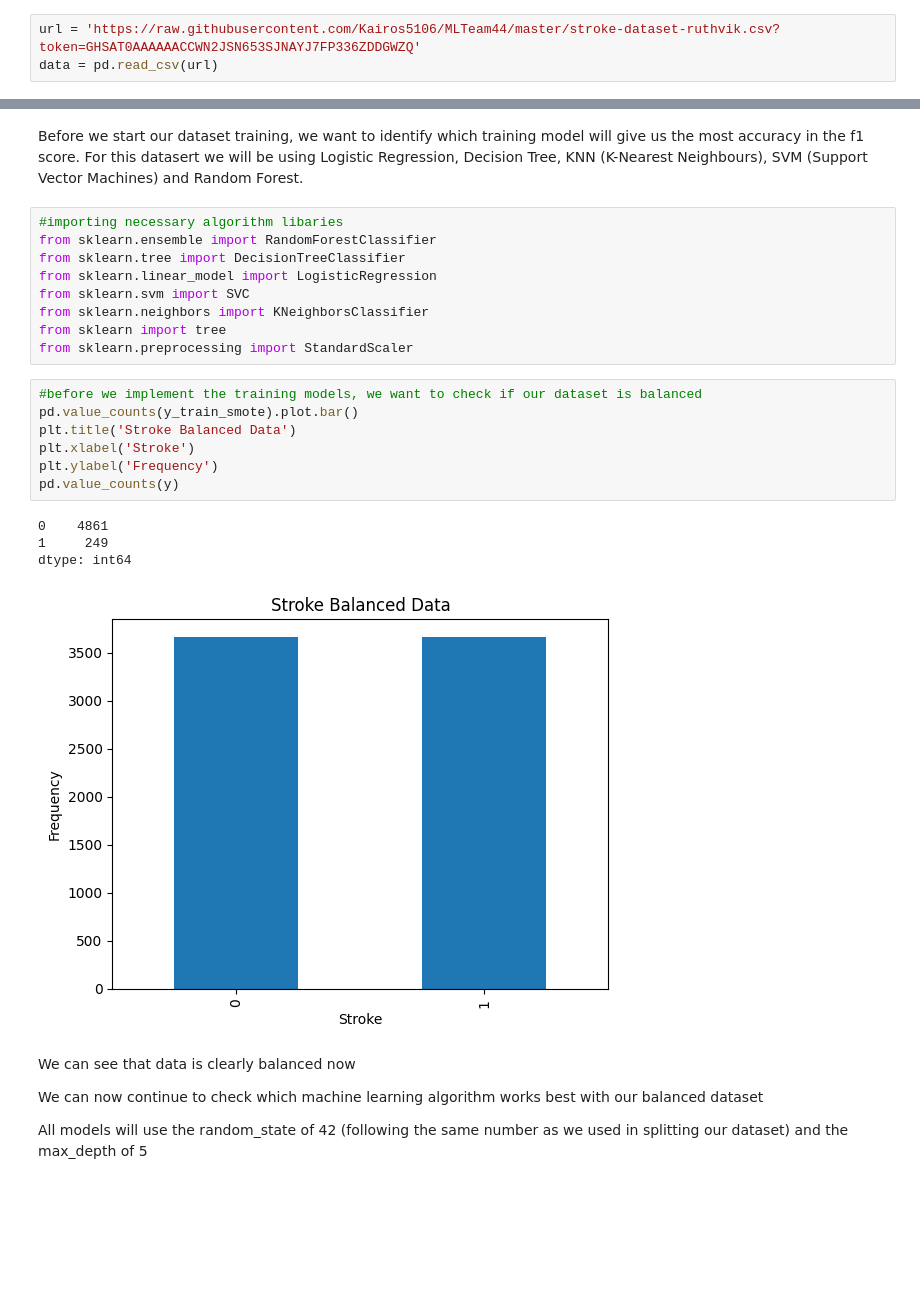
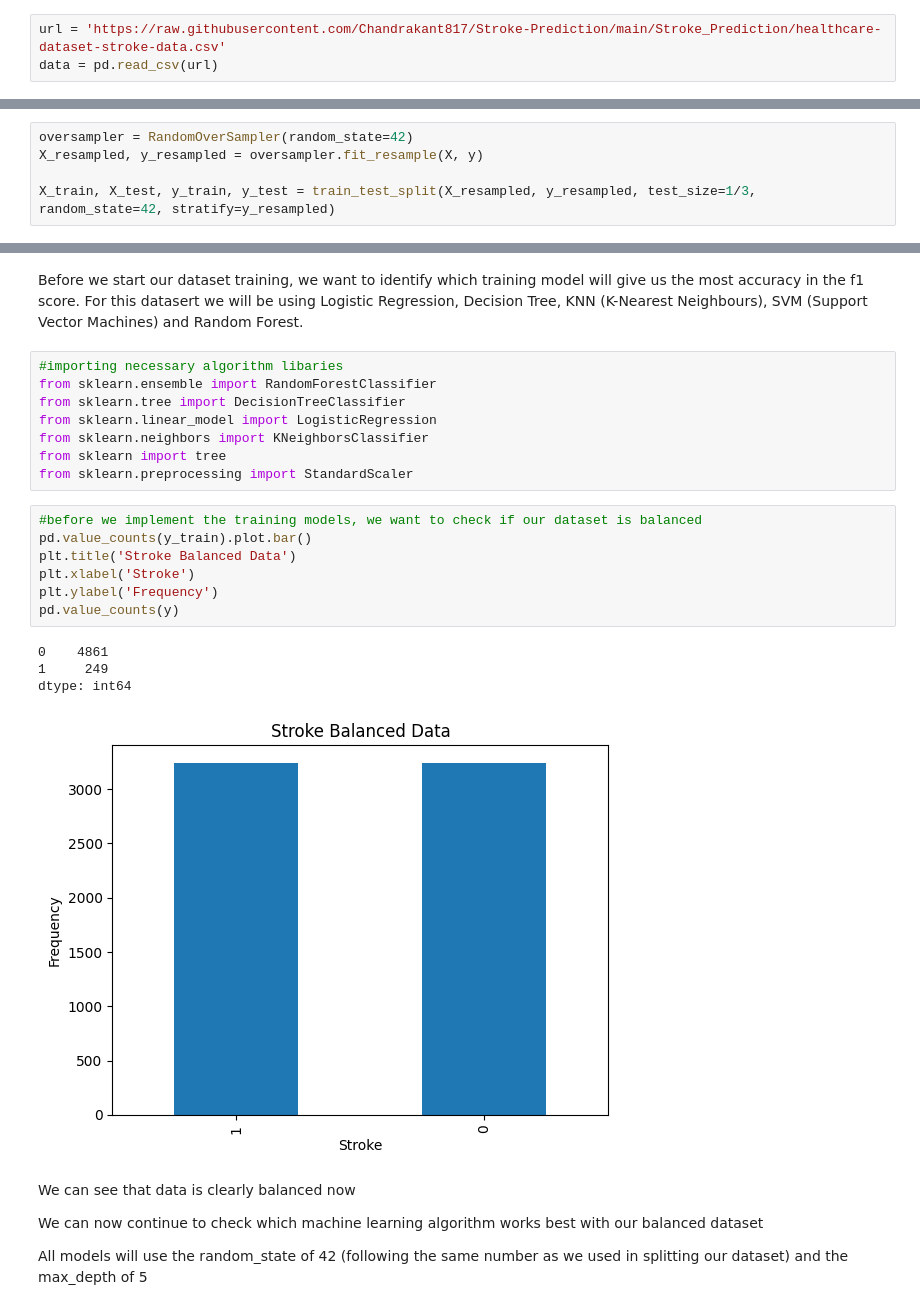
Before and after one commit to Kairos5106/stroke-predictor-machine-learning, a Jupyter notebook: stroke_prediction.ipynb, the cells around one changed output, grey strips where cells are left out. Cells and saved outputs as stored; diff of their text form; blank space fills up the shorter version.

```diff
--- a/stroke_prediction.ipynb
+++ b/stroke_prediction.ipynb
@@ -25,7 +25,7 @@ import seaborn as sns # provides high-level interface for drawing attractive and
 
 This section involves previewing, studying the features and checking the dataset for missing values
 # %%
-url = 'https://raw.githubusercontent.com/Kairos5106/MLTeam44/master/stroke-dataset-ruthvik.csv?token=GHSAT0AAAAAACCWN2JSN653SJNAYJ7FP336ZDDGWZQ'
+url = 'https://raw.githubusercontent.com/Chandrakant817/Stroke-Prediction/main/Stroke_Prediction/healthcare-dataset-stroke-data.csv'
 data = pd.read_csv(url)
 # %%
 data # prints the first and last few rows of training example
@@ -446 +437,6 @@ smote = SMOTE()
+# %%
+oversampler = RandomOverSampler(random_state=42)
+X_resampled, y_resampled = oversampler.fit_resample(X, y)
+
+X_train, X_test, y_train, y_test = train_test_split(X_resampled, y_resampled, test_size=1/3, random_state=42, stratify=y_resampled)
 # %%
@@ -496,22 +503,21 @@ Before we start our dataset training, we want to identify which training model w
 from sklearn.ensemble import RandomForestClassifier
 from sklearn.tree import DecisionTreeClassifier
 from sklearn.linear_model import LogisticRegression
-from sklearn.svm import SVC
 from sklearn.neighbors import KNeighborsClassifier
 from sklearn import tree
 from sklearn.preprocessing import StandardScaler
 # %%
 #before we implement the training models, we want to check if our dataset is balanced
-pd.value_counts(y_train_smote).plot.bar()
+pd.value_counts(y_train).plot.bar()
 plt.title('Stroke Balanced Data')
 plt.xlabel('Stroke')
 plt.ylabel('Frequency')
 pd.value_counts(y)
 # %% [output]
 0    4861
 1     249
 dtype: int64
-[figure, old version]
+[figure, new version]
 # %% [markdown]
 We can see that data is clearly balanced now
 
```
Also changed, not shown: parts of 42 cells of this notebook.
